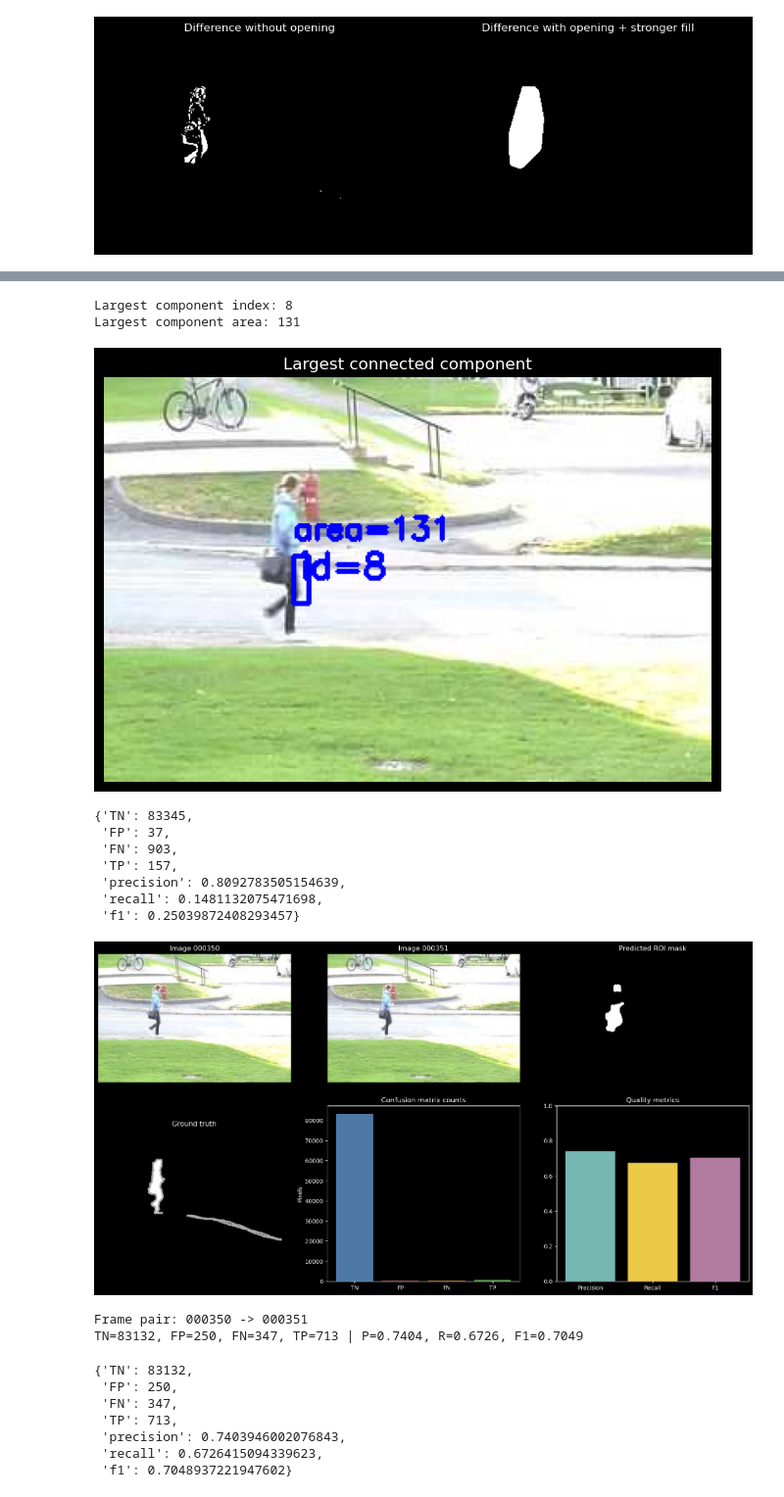
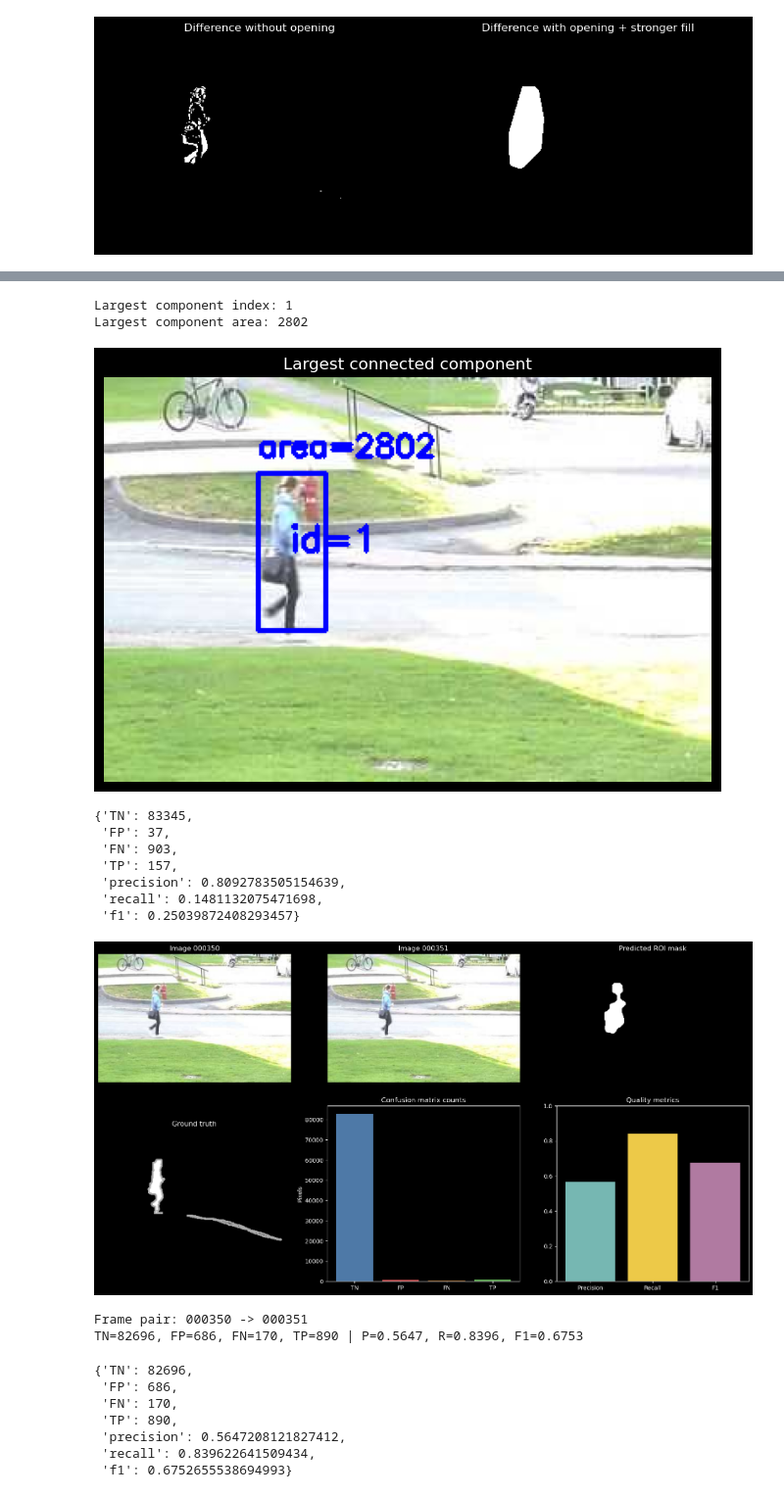
Before and after one commit to jjedra4/algo-wiz, a Jupyter notebook: lab2/lab2.ipynb, the cells around one changed output, grey strips where cells are left out. Shown at 98% size. Cells and saved outputs as stored; diff of their text form; code cells hidden in the pictures.

```diff
--- a/lab2/lab2.ipynb
+++ b/lab2/lab2.ipynb
@@ -97,7 +97,7 @@ Otsu threshold with opening + stronger fill: 41.0
 [figure]
 # %%
 
-_, thresh = show_diff(img1, img2, with_opening=True)
+_, thresh = show_diff(img1, img2, with_opening=True, fill_regions=True)
 
 retval, labels, stats, centroids = cv2.connectedComponentsWithStats(thresh, connectivity=8)
 
@@ -159,9 +149,9 @@ plt.axis("off")
 plt.title("Largest connected component")
 plt.show()
 # %% [output]
-Largest component index: 8
-Largest component area: 131
+Largest component index: 1
+Largest component area: 2802
-[figure, old version]
+[figure, new version]
 # %%
 def evaluate_binary_mask(pred_mask, gt_mask, ignore_gt_values=(50, 85, 170)):
     # Convert to single channel if needed
@@ -272,41 +262,41 @@ def evaluate_frame(
     prf_labels = ["Precision", "Recall", "F1"]
     prf_values = [m["precision"], m["recall"], m["f1"]]
     ax[1, 2].bar(prf_labels, prf_values, color=["#76B7B2", "#EDC948", "#B07AA1"] )
     ax[1, 2].set_ylim(0, 1)
     ax[1, 2].set_title("Quality metrics")
 
     plt.tight_layout()
     plt.show()
 
     print(f"Frame pair: {index:06d} -> {index + step:06d}")
     print(
         f"TN={m['TN']}, FP={m['FP']}, FN={m['FN']}, TP={m['TP']} | "
         f"P={m['precision']:.4f}, R={m['recall']:.4f}, F1={m['f1']:.4f}"
     )
 
     return m
 
 
 # Example call (less aggressive fill than defaults in show_diff)
 frame_metrics = evaluate_frame(
     index=idx,
     step=1,
     with_opening=True,
     fill_regions=True,
     use_convex_hull=False,
-    dilate_ksize=5,
+    dilate_ksize=10,
     close_ksize=11,
     min_area=50,
     )
 frame_metrics
 # %% [output]
-[figure, old version]
+[figure, new version]
 Frame pair: 000350 -> 000351
-TN=83132, FP=250, FN=347, TP=713 | P=0.7404, R=0.6726, F1=0.7049
+TN=82696, FP=686, FN=170, TP=890 | P=0.5647, R=0.8396, F1=0.6753
-{'TN': 83132,
- 'FP': 250,
- 'FN': 347,
- 'TP': 713,
- 'precision': 0.7403946002076843,
- 'recall': 0.6726415094339623,
- 'f1': 0.7048937221947602}
+{'TN': 82696,
+ 'FP': 686,
+ 'FN': 170,
+ 'TP': 890,
+ 'precision': 0.5647208121827412,
+ 'recall': 0.839622641509434,
+ 'f1': 0.6752655538694993}
```
Also changed, not shown: parts of 1 cell of this notebook.
